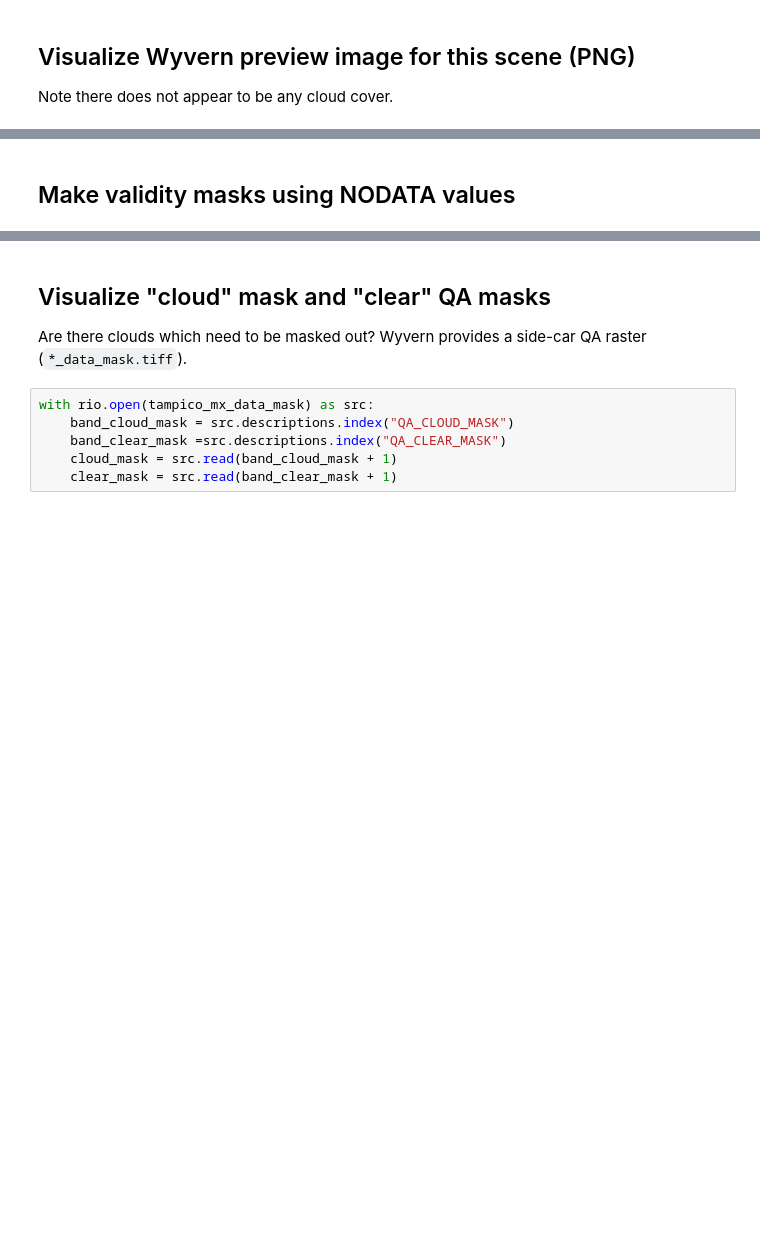
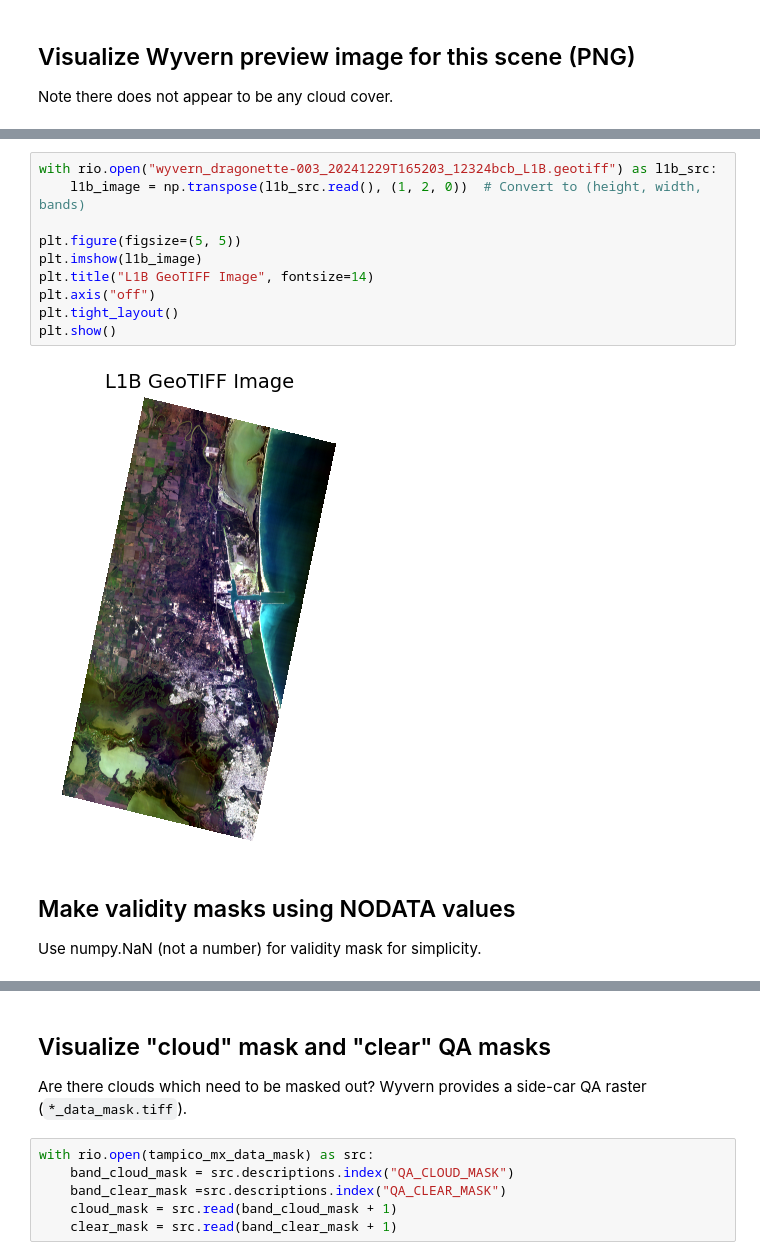
Before and after one commit to guidorice/hab-detection-wyvern-hsi, a Jupyter notebook: notebooks/eda-hab-detection-wyvern-hsi.ipynb, the cells around one changed output, grey strips where cells are left out. Saved outputs shown, nothing was run; the diff lists cells and outputs as text; blank space fills up the shorter version.

```diff
--- a/notebooks/eda-hab-detection-wyvern-hsi.ipynb
+++ b/notebooks/eda-hab-detection-wyvern-hsi.ipynb
@@ -73,3 +239,17 @@ with rio.open(tampico_mx) as src:
+# %%
+with rio.open("wyvern_dragonette-003_20241229T165203_12324bcb_L1B.geotiff") as l1b_src:
+    l1b_image = np.transpose(l1b_src.read(), (1, 2, 0))  # Convert to (height, width, bands)
+
+plt.figure(figsize=(5, 5))
+plt.imshow(l1b_image)
+plt.title("L1B GeoTIFF Image", fontsize=14)
+plt.axis("off")
+plt.tight_layout()
+plt.show()
+# %% [output]
+[figure, added]
 # %% [markdown]
 ## Make validity masks using NODATA values
+
+Use numpy.NaN (not a number) for validity mask for simplicity.
 # %%
```
Also changed, not shown: parts of 48 cells of this notebook, 1 other file.
